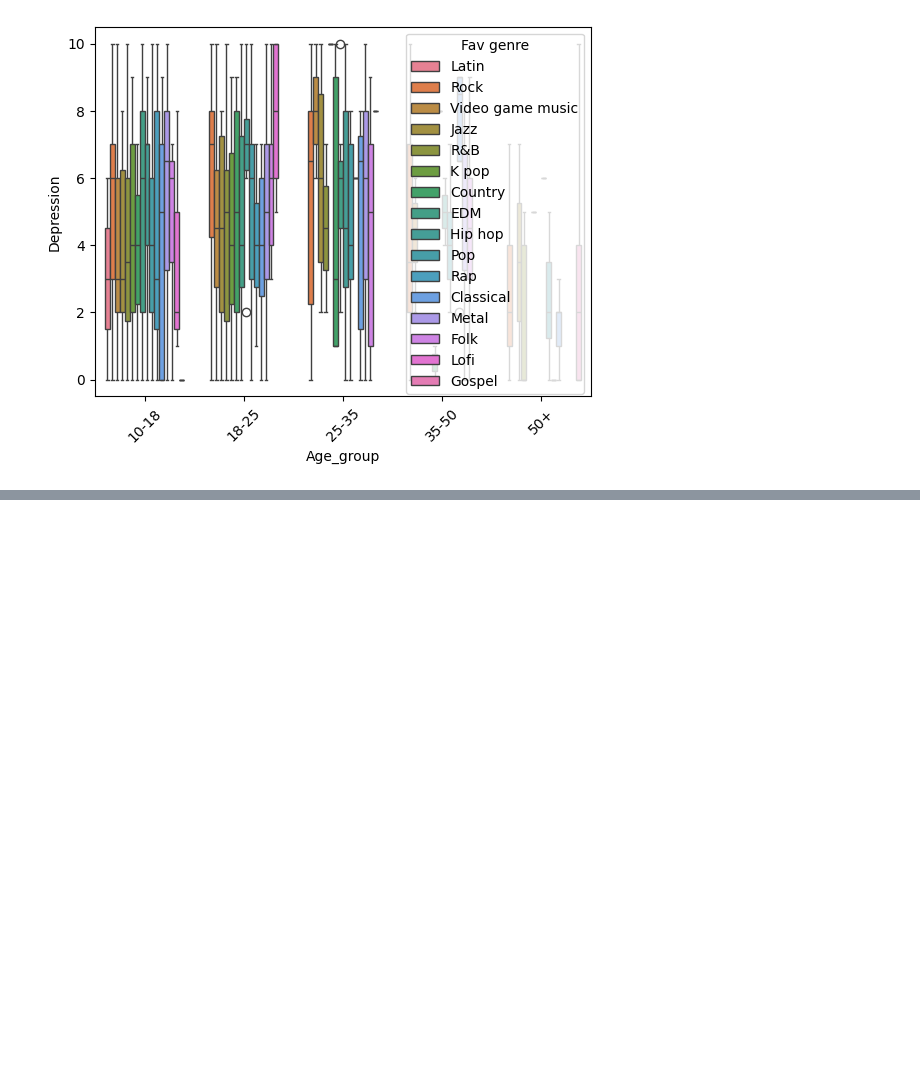
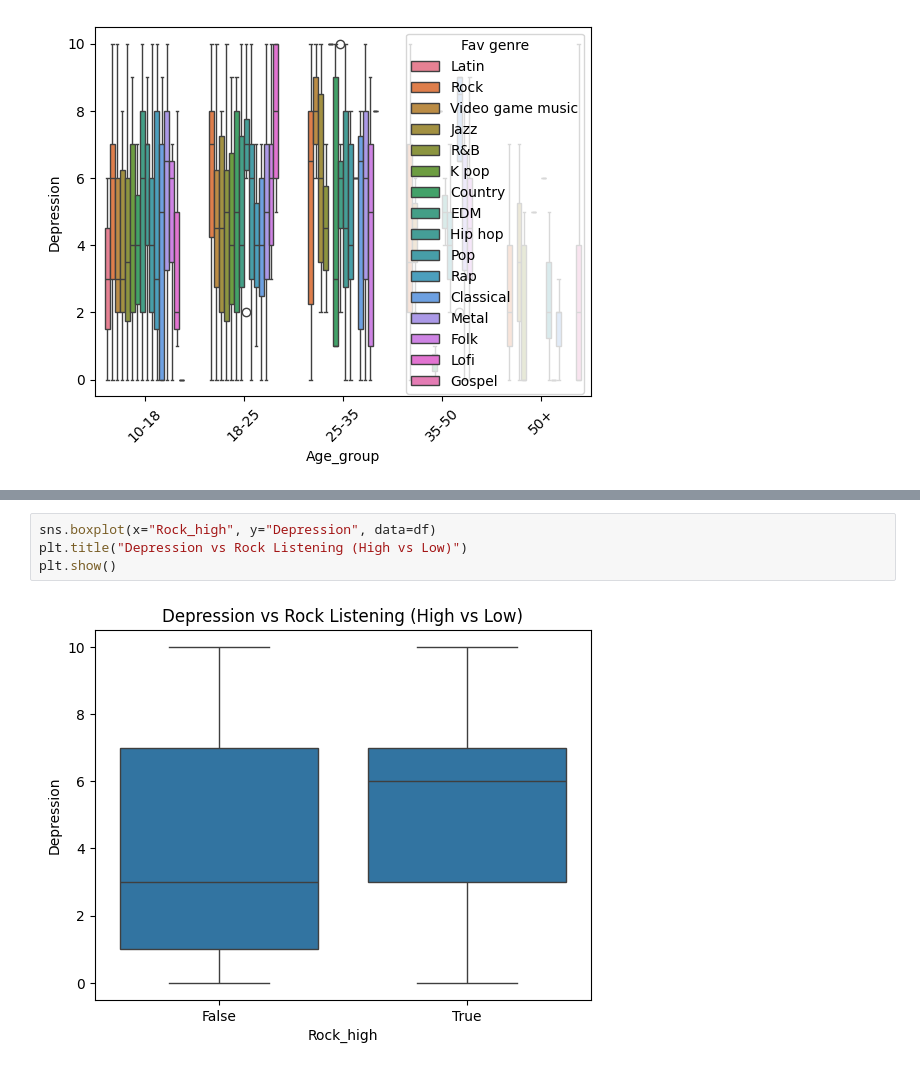
Before and after one commit to lrondal/I-am-hungry, a Jupyter notebook: project_dataVis_Letort_Rondal.ipynb, the cells around one changed output, grey strips where cells are left out. Cells and saved outputs as stored; diff of their text form; blank space fills up the shorter version.

```diff
--- a/project_dataVis_Letort_Rondal.ipynb
+++ b/project_dataVis_Letort_Rondal.ipynb
@@ -484,0 +514,6 @@ plt.show()
+# %%
+sns.boxplot(x="Rock_high", y="Depression", data=df)
+plt.title("Depression vs Rock Listening (High vs Low)")
+plt.show()
+# %% [output]
+[figure, added]
```
Also changed, not shown: parts of 5 cells of this notebook.
